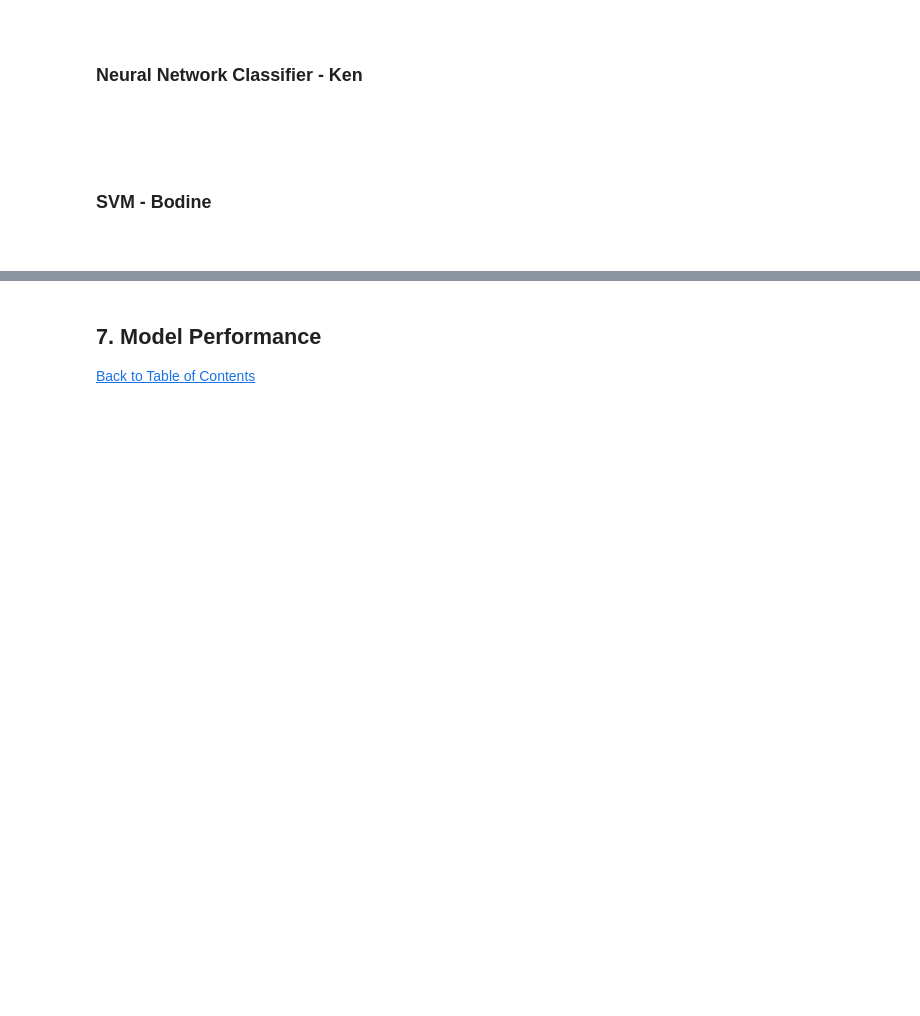
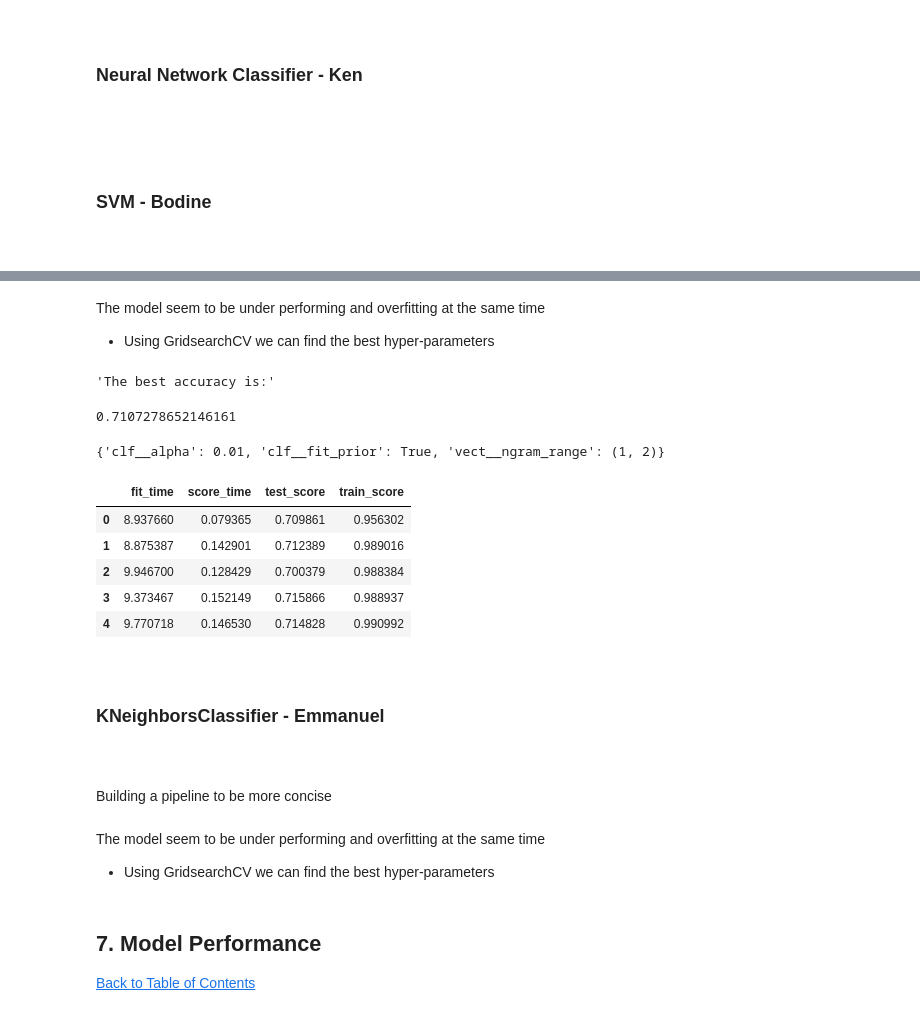
Before and after one commit to KenCBonyo/classification-predict-streamlit-template_notebook, a Jupyter notebook: predict_classification_data_processing.ipynb, the cells around one changed output, grey strips where cells are left out. Cells and saved outputs as stored; diff of their text form; code cells hidden in the pictures; blank space fills up the shorter version.

```diff
--- a/predict_classification_data_processing.ipynb
+++ b/predict_classification_data_processing.ipynb
@@ -416,0 +452,25 @@ experiment.log_metrics(metrics)
+# %% [markdown]
+The model seem to be under performing and overfitting at the same time
+- Using GridsearchCV we can find the best hyper-parameters
+# %%
+parameters = {'vect__ngram_range': [(1, 1), (1, 2), (2, 2)],
+              'clf__alpha': (1e-2, 1e-3),
+             'clf__fit_prior': (True, False)}
+gs_clf = GridSearchCV(text_clf, parameters, n_jobs=-1)
+gs_clf = gs_clf.fit(train_df.cleaned_tweet, train_df.sentiment)
+display('The best accuracy is:',gs_clf.best_score_)
+display(gs_clf.best_params_)
+
+# cross_validation
+scores = cross_validate(gs_clf, train_df['cleaned_tweet'], train_df.sentiment, return_train_score=True)
+pd.DataFrame(scores)
+# %% [output]
+'The best accuracy is:'
+0.7107278652146161
+{'clf__alpha': 0.01, 'clf__fit_prior': True, 'vect__ngram_range': (1, 2)}
+|  | fit_time | score_time | test_score | train_score |
+| 0 | 8.937660 | 0.079365 | 0.709861 | 0.956302 |
+| 1 | 8.875387 | 0.142901 | 0.712389 | 0.989016 |
+| 2 | 9.946700 | 0.128429 | 0.700379 | 0.988384 |
+| 3 | 9.373467 | 0.152149 | 0.715866 | 0.988937 |
+| 4 | 9.770718 | 0.146530 | 0.714828 | 0.990992 |
@@ -416,0 +483,8 @@ experiment.log_metrics(metrics)
+# %% [markdown]
+&emsp;
+### KNeighborsClassifier - Emmanuel
+
+
+&emsp;
+# %% [markdown]
+Building a pipeline to be more concise
@@ -416,0 +498,3 @@ experiment.log_metrics(metrics)
+# %% [markdown]
+The model seem to be under performing and overfitting at the same time
+- Using GridsearchCV we can find the best hyper-parameters
```
Also changed, not shown: parts of 27 cells of this notebook, 2 other files.
